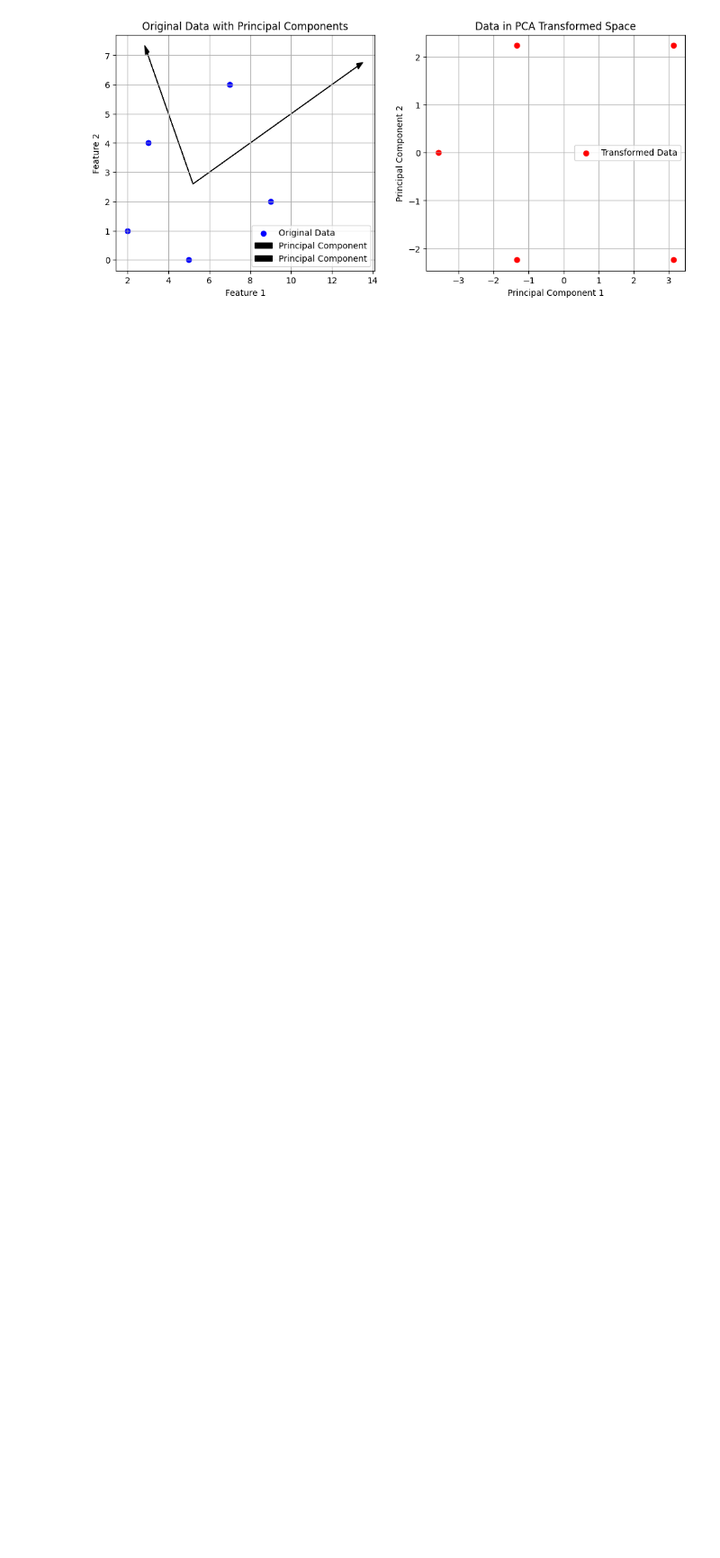
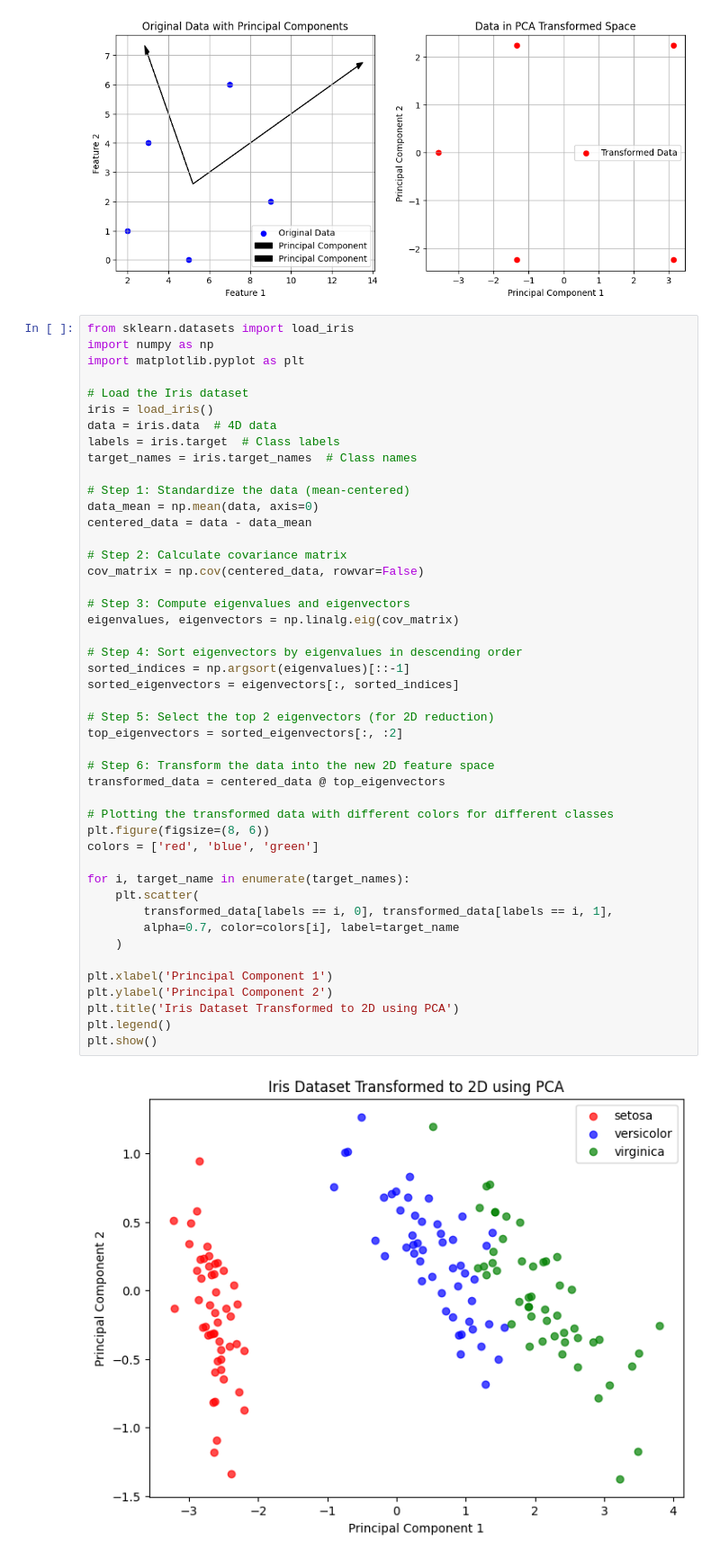
Before and after one commit to Praneeth-9904/ML-Labs-colab, a Jupyter notebook: LAB7_ML.ipynb, the cells around one changed output. Shown: that part at 90% size. Saved outputs shown, nothing was run; the diff lists cells and outputs as text; blank space fills up the shorter version.

```diff
--- a/LAB7_ML.ipynb
+++ b/LAB7_ML.ipynb
@@ -44,3 +44,51 @@ axs[1].legend()
 plt.show()
 # %% [output]
 [figure]
+# %%
+from sklearn.datasets import load_iris
+import numpy as np
+import matplotlib.pyplot as plt
+
+# Load the Iris dataset
+iris = load_iris()
+data = iris.data  # 4D data
+labels = iris.target  # Class labels
+target_names = iris.target_names  # Class names
+
+# Step 1: Standardize the data (mean-centered)
+data_mean = np.mean(data, axis=0)
+centered_data = data - data_mean
+
+# Step 2: Calculate covariance matrix
+cov_matrix = np.cov(centered_data, rowvar=False)
+
+# Step 3: Compute eigenvalues and eigenvectors
+eigenvalues, eigenvectors = np.linalg.eig(cov_matrix)
+
+# Step 4: Sort eigenvectors by eigenvalues in descending order
+sorted_indices = np.argsort(eigenvalues)[::-1]
+sorted_eigenvectors = eigenvectors[:, sorted_indices]
+
+# Step 5: Select the top 2 eigenvectors (for 2D reduction)
+top_eigenvectors = sorted_eigenvectors[:, :2]
+
+# Step 6: Transform the data into the new 2D feature space
+transformed_data = centered_data @ top_eigenvectors
+
+# Plotting the transformed data with different colors for different classes
+plt.figure(figsize=(8, 6))
+colors = ['red', 'blue', 'green']
+
+for i, target_name in enumerate(target_names):
+    plt.scatter(
+        transformed_data[labels == i, 0], transformed_data[labels == i, 1],
+        alpha=0.7, color=colors[i], label=target_name
+    )
+
+plt.xlabel('Principal Component 1')
+plt.ylabel('Principal Component 2')
+plt.title('Iris Dataset Transformed to 2D using PCA')
+plt.legend()
+plt.show()
+# %% [output]
+[figure, added]
```
